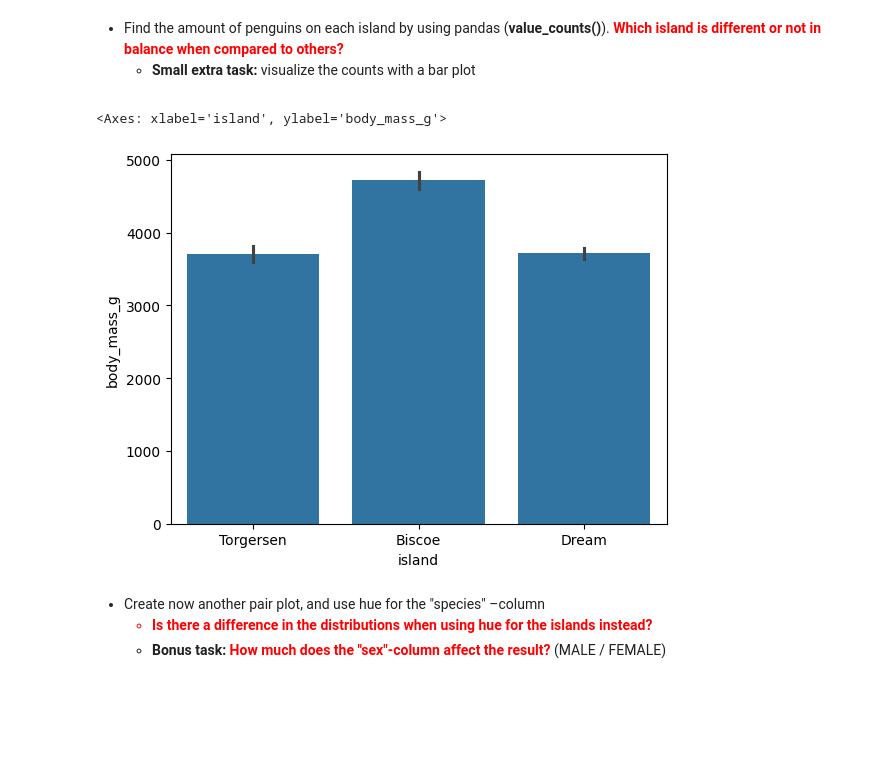
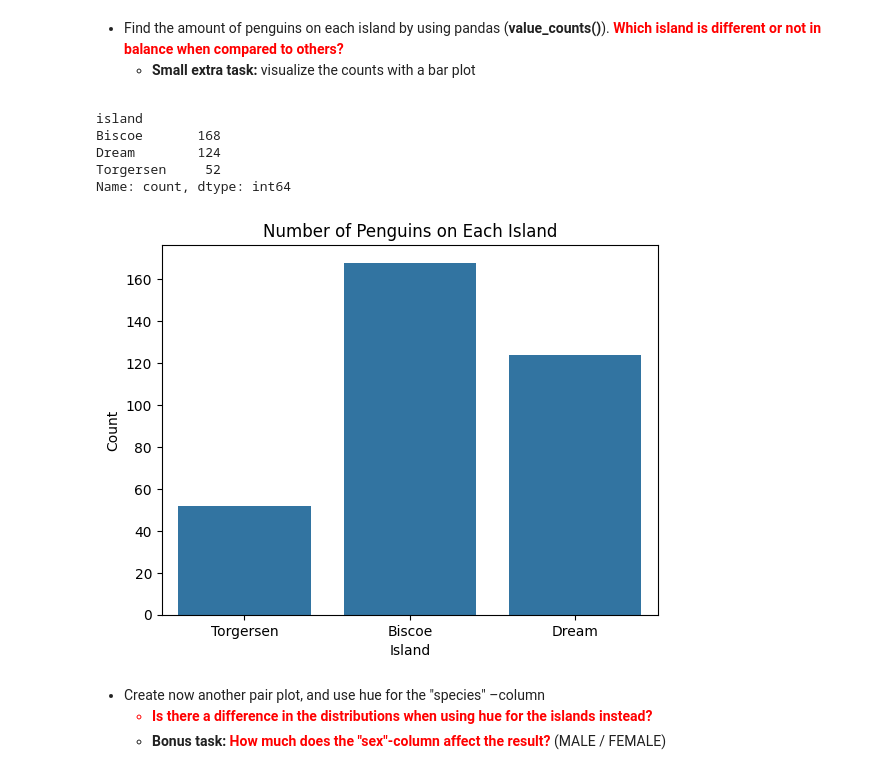
Before and after one commit to praveens23108/Data-Analytics-Exercises, a Jupyter notebook: DataAnalyticsExerciseSet3.ipynb, the cells around one changed output. Saved outputs shown, nothing was run; the diff lists cells and outputs as text; code cells hidden in the pictures; blank space fills up the shorter version.

```diff
--- a/DataAnalyticsExerciseSet3.ipynb
+++ b/DataAnalyticsExerciseSet3.ipynb
@@ -75,12 +88,33 @@ sns.pairplot(penguins, hue="island")
         <li><b>Small extra task:</b> visualize the counts with a bar plot</li>
     </ul>
 </ul>
-# %%
-# code here
-sns.barplot(x="island", y="body_mass_g", data=penguins)
-# %% [output]
-<Axes: xlabel='island', ylabel='body_mass_g'>
-[figure, removed]
+# %%
+# amount of penguins on each island
+
+df = sns.load_dataset('penguins')
+penguins = df['island'].value_counts()
+print(penguins)
+
+# Torgersen island is not in balance with the other two islands.
+# %% [output]
+island
+Biscoe       168
+Dream        124
+Torgersen     52
+Name: count, dtype: int64
+# %%
+# code here
+
+# visualization of the amount of penguins on each island
+
+import matplotlib.pyplot as plt
+sns.countplot(x='island', data=df)
+plt.title('Number of Penguins on Each Island')
+plt.xlabel('Island')
+plt.ylabel('Count')
+plt.show()
+# %% [output]
+[figure, added]
 # %% [markdown]
 <ul>
     <li>Create now another pair plot, and use hue for the "species" –column</li>
```
Also changed, not shown: parts of 10 cells of this notebook.
